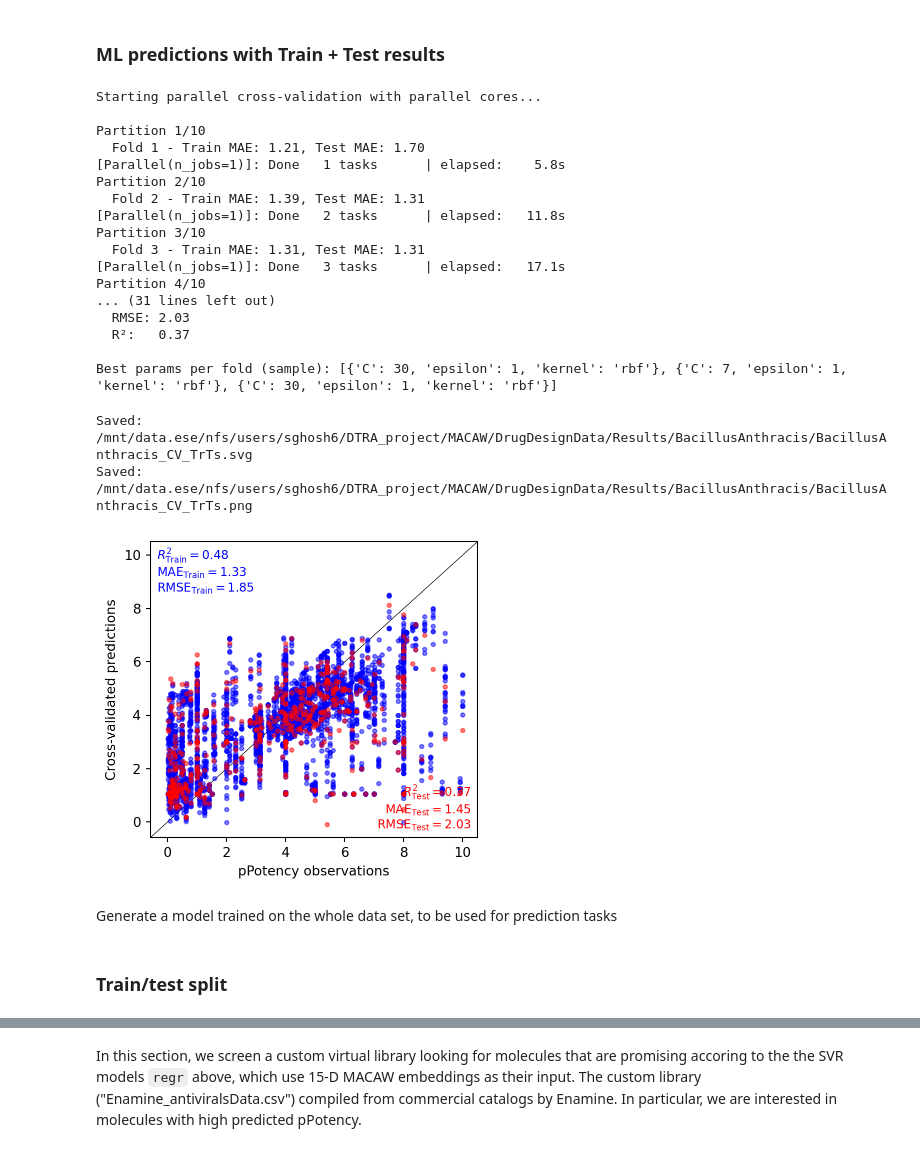
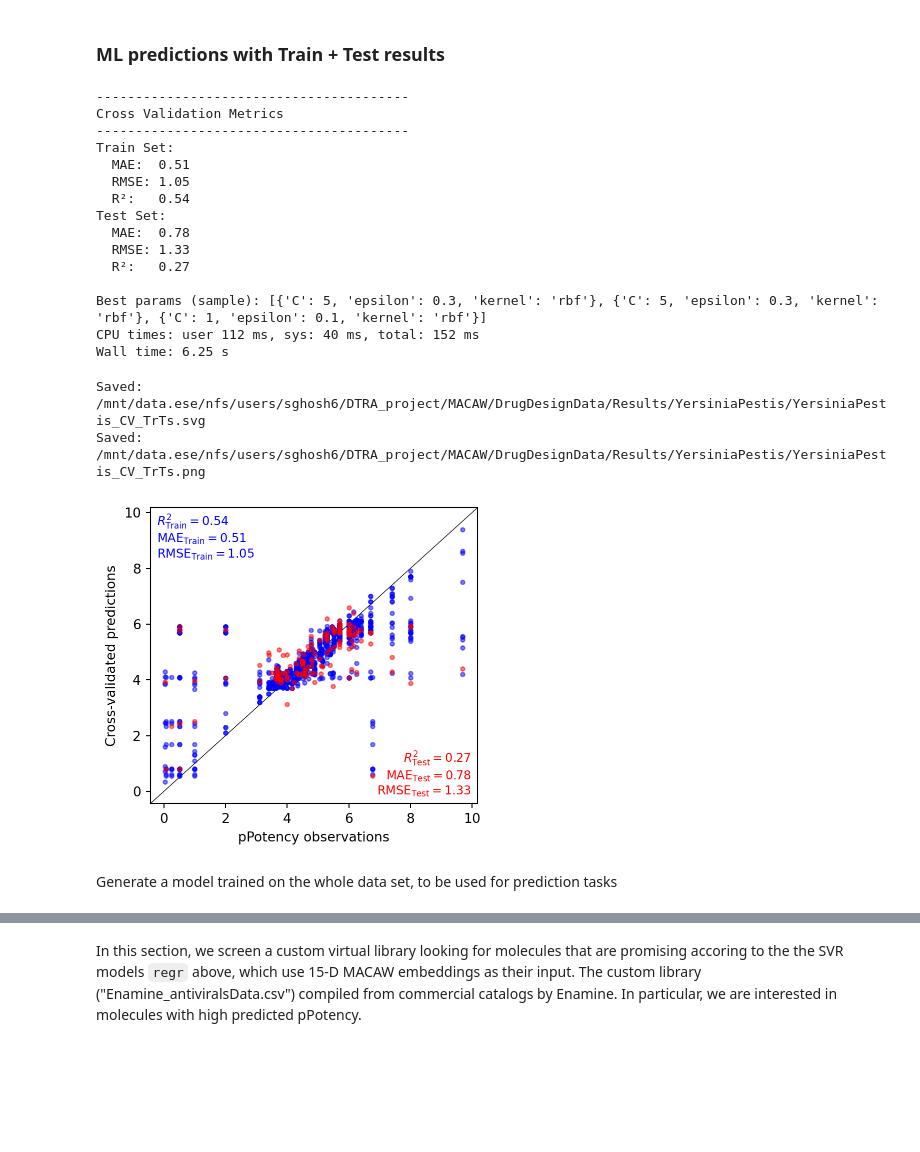
Before and after one commit to soumyadeepghosh35/DTRA_DrugDesign, a Jupyter notebook: PubchemData/Step3_MACAW_bacteria-YersiniaPestis.ipynb, the cells around one changed output, grey strips where cells are left out. Cells and saved outputs as stored; diff of their text form; code cells hidden in the pictures; blank space fills up the shorter version.

```diff
--- a/PubchemData/Step3_MACAW_bacteria-YersiniaPestis.ipynb
+++ b/PubchemData/Step3_MACAW_bacteria-YersiniaPestis.ipynb
@@ -170,8 +181,8 @@ BacillusAnthracisData_chEMBL.head()
 # %% [markdown]
 ### Add another filer to keep only these columns: `ID`, `compound_id`,	`Smiles`, `pPotency`, `BacteriaClassifier`
 # %%
-BacillusAnthracisData_chEMBL = BacillusAnthracisData_chEMBL.filter(
+YersiniaPestisData_chEMBL = YersiniaPestisData_chEMBL.filter(
     items=["ID", "compound_id", "Smiles", "pPotency", "BacteriaClassifier"]
 )
-BacillusAnthracisData_chEMBL.head()
+YersiniaPestisData_chEMBL.head()
 # %% [output]
@@ -242,9 +228,9 @@ print("Shape after sampling 1000 rows:", BacillusAnthracisData_chEMBL.shape)
 # %% [markdown]
 ### Train ML Model
 # %%
-# df = BacillusAnthracisData_chEMBL
-Y = BacillusAnthracisData_chEMBL.pPotency
-smiles = BacillusAnthracisData_chEMBL.Smiles
+# df = YersiniaPestisData_chEMBL
+Y = YersiniaPestisData_chEMBL.pPotency
+smiles = YersiniaPestisData_chEMBL.Smiles
 # %%
 print(len(smiles))
 # %% [output]
@@ -272,8 +258,8 @@ Define MACAW embedding:
 mcw = MACAW(
     type_fp='atompairs',
     metric='sokal',
-    n_components=15,
-    n_landmarks=200,
+    n_components=45,
+    n_landmarks=100,
     random_state=39
 )
 # %% [markdown]
@@ -355,13 +283,14 @@ Saved: /mnt/data.ese/nfs/users/sghosh6/DTRA_project/MACAW/DrugDesignData/Results
 # %% [markdown]
 ### ML predictions with Train + Test results
 # %%
+%%time
+import numpy as np
 from sklearn.model_selection import KFold, GridSearchCV
 from sklearn.svm import SVR
 from sklearn.metrics import mean_absolute_error, mean_squared_error, r2_score
 from joblib import Parallel, delayed
 from copy import deepcopy
 
-# ===== DEFINE FUNCTION FOR SINGLE FOLD =====
 def process_fold(fold_id, train_index, test_index, smiles, Y, mcw, param_grid, num_partitions):
     """Process a single CV fold"""
     print(f"Partition {fold_id}/{num_partitions}")
@@ -372,7 +301,7 @@ def process_fold(fold_id, train_index, test_index, smiles, Y, mcw, param_grid, n
     y_train = Y[train_index]
     y_test = Y[test_index]
 
-    # Clone MACAW to avoid conflicts in parallel execution
+    # Compute MACAW embeddings (clone to avoid conflicts)
     mcw_fold = deepcopy(mcw)
     mcw_fold.fit(smi_train, y_train)
 
@@ -380,8 +309,10 @@ def process_fold(fold_id, train_index, test_index, smiles, Y, mcw, param_grid, n
     X_test = mcw_fold.transform(smi_test)
 
     # Optimize hyperparameters
-    grid = GridSearchCV(SVR(), param_grid, cv=5, refit=True, n_jobs=1)  # n_jobs=1 to avoid nested parallelism
+    grid = GridSearchCV(SVR(), param_grid, cv=5, refit=True)
     grid.fit(X_train, y_train)
+
+    best_params = grid.best_params_
 
     # Predict on both train and test
     y_cv_pred_train = grid.predict(X_train)
@@ -392,20 +323,17 @@ def process_fold(fold_id, train_index, test_index, smiles, Y, mcw, param_grid, n
     test_mae = mean_absolute_error(y_test, y_cv_pred_test)
     print(f"  Fold {fold_id} - Train MAE: {train_mae:.2f}, Test MAE: {test_mae:.2f}")
 
-    # Return all results
+    # Return all predictions and parameters
     return {
         'train_pred': y_cv_pred_train,
         'train_obs': y_train,
         'test_pred': y_cv_pred_test,
         'test_obs': y_test,
-        'best_params': grid.best_params_
+        'best_params': best_params
     }
 
-
-# ===== RUN PARALLEL CROSS-VALIDATION =====
-print("Starting parallel cross-validation with parallel cores...\n")
-
-results = Parallel(n_jobs=1, verbose=50)(
+# Parallel execution
+results = Parallel(n_jobs=4, verbose=10)(
     delayed(process_fold)(
         fold_id=i+1,
         train_index=train_idx,
@@ -419,8 +347,7 @@ results = Parallel(n_jobs=1, verbose=50)(
     for i, (train_idx, test_idx) in enumerate(kf.split(smiles))
 )
 
-
-# ===== COMBINE RESULTS =====
+# Combine results
 Y_cv_pred_train = []
 Y_obs_train = []
 Y_cv_pred_test = []
@@ -439,7 +366,6 @@ Y_cv_pred_train = np.array(Y_cv_pred_train)
 Y_obs_train = np.array(Y_obs_train)
 Y_cv_pred_test = np.array(Y_cv_pred_test)
 Y_obs_test = np.array(Y_obs_test)
-
 
 # ===== OVERALL METRICS =====
 print("\n" + "-"*40)
@@ -466,42 +392,38 @@ print(f"  MAE:  {test_mae:.2f}")
 print(f"  RMSE: {test_rmse:.2f}")
 print(f"  R²:   {test_r2:.2f}")
 
-print(f"\nBest params per fold (sample): {best_params_per_fold[:3]}")
+print(f"\nBest params (sample): {best_params_per_fold[:3]}")
 # %% [output]
-Starting parallel cross-validation with parallel cores...
+----------------------------------------
+Cross Validation Metrics
+----------------------------------------
+Train Set:
+  MAE:  0.51
+  RMSE: 1.05
+  R²:   0.54
+Test Set:
+  MAE:  0.78
+  RMSE: 1.33
+  R²:   0.27
 
-Partition 1/10
-  Fold 1 - Train MAE: 1.21, Test MAE: 1.70
-[Parallel(n_jobs=1)]: Done   1 tasks      | elapsed:    5.8s
-Partition 2/10
-  Fold 2 - Train MAE: 1.39, Test MAE: 1.31
-[Parallel(n_jobs=1)]: Done   2 tasks      | elapsed:   11.8s
-Partition 3/10
-  Fold 3 - Train MAE: 1.31, Test MAE: 1.31
-[Parallel(n_jobs=1)]: Done   3 tasks      | elapsed:   17.1s
-Partition 4/10
-... (31 lines left out)
-  RMSE: 2.03
-  R²:   0.37
-
-Best params per fold (sample): [{'C': 30, 'epsilon': 1, 'kernel': 'rbf'}, {'C': 7, 'epsilon': 1, 'kernel': 'rbf'}, {'C': 30, 'epsilon': 1, 'kernel': 'rbf'}]
+Best params (sample): [{'C': 5, 'epsilon': 0.3, 'kernel': 'rbf'}, {'C': 5, 'epsilon': 0.3, 'kernel': 'rbf'}, {'C': 1, 'epsilon': 0.1, 'kernel': 'rbf'}]
+CPU times: user 112 ms, sys: 40 ms, total: 152 ms
+Wall time: 6.25 s
 # %%
 parity_plot(x=Y_obs_train,
             y=Y_cv_pred_train,
             x_test=Y_obs_test,
             y_test=Y_cv_pred_test,
             xlabel="pPotency observations",
             ylabel="Cross-validated predictions",
-            savetitle=resultsDir + 'BacillusAnthracis/BacillusAnthracis_CV_TrTs.svg',
+            savetitle=resultsDir + 'YersiniaPestis/YersiniaPestis_CV_TrTs.svg',
             save_formats=['svg', 'png'])
 # %% [output]
-Saved: /mnt/data.ese/nfs/users/sghosh6/DTRA_project/MACAW/DrugDesignData/Results/BacillusAnthracis/BacillusAnthracis_CV_TrTs.svg
-Saved: /mnt/data.ese/nfs/users/sghosh6/DTRA_project/MACAW/DrugDesignData/Results/BacillusAnthracis/BacillusAnthracis_CV_TrTs.png
+Saved: /mnt/data.ese/nfs/users/sghosh6/DTRA_project/MACAW/DrugDesignData/Results/YersiniaPestis/YersiniaPestis_CV_TrTs.svg
+Saved: /mnt/data.ese/nfs/users/sghosh6/DTRA_project/MACAW/DrugDesignData/Results/YersiniaPestis/YersiniaPestis_CV_TrTs.png
-[figure, old version]
+[figure, new version]
 # %% [markdown]
 Generate a model trained on the whole data set, to be used for prediction tasks
-# %% [markdown]
-### Train/test split
 # %%
 %%time
 from sklearn.model_selection import train_test_split, GridSearchCV
```
Also changed, not shown: parts of 140 cells of this notebook.
